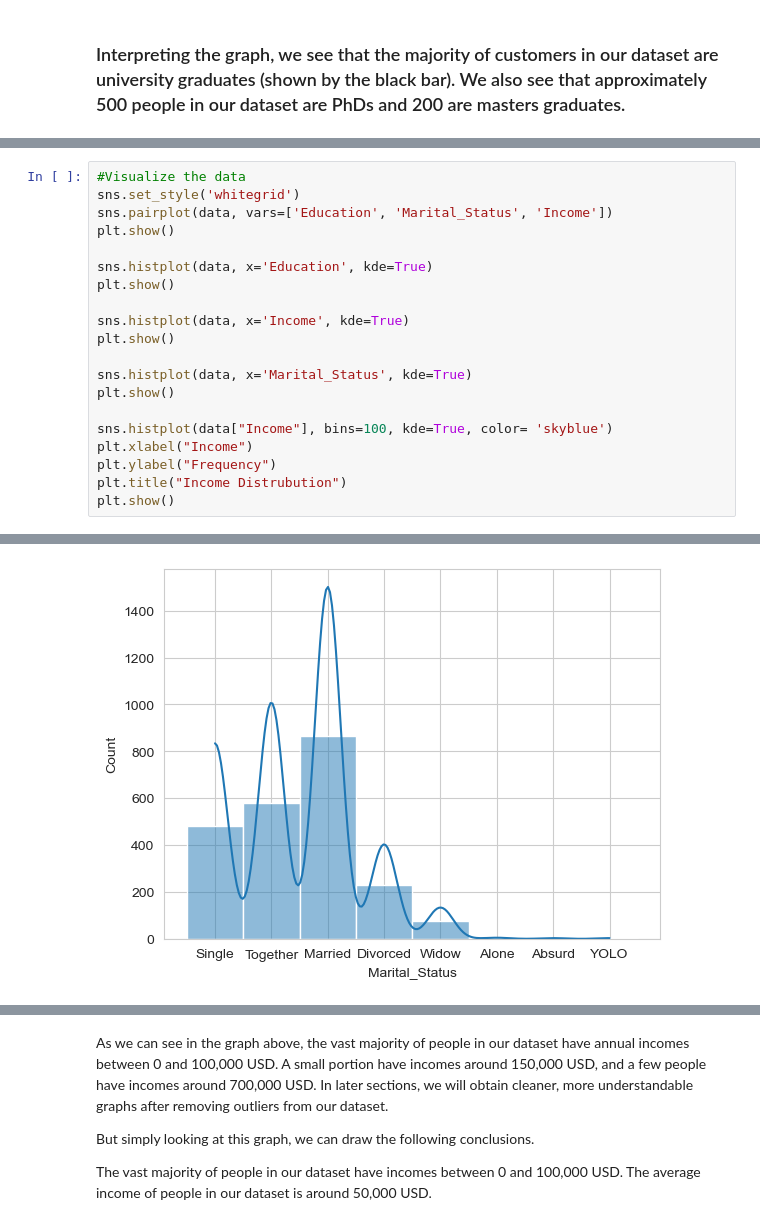
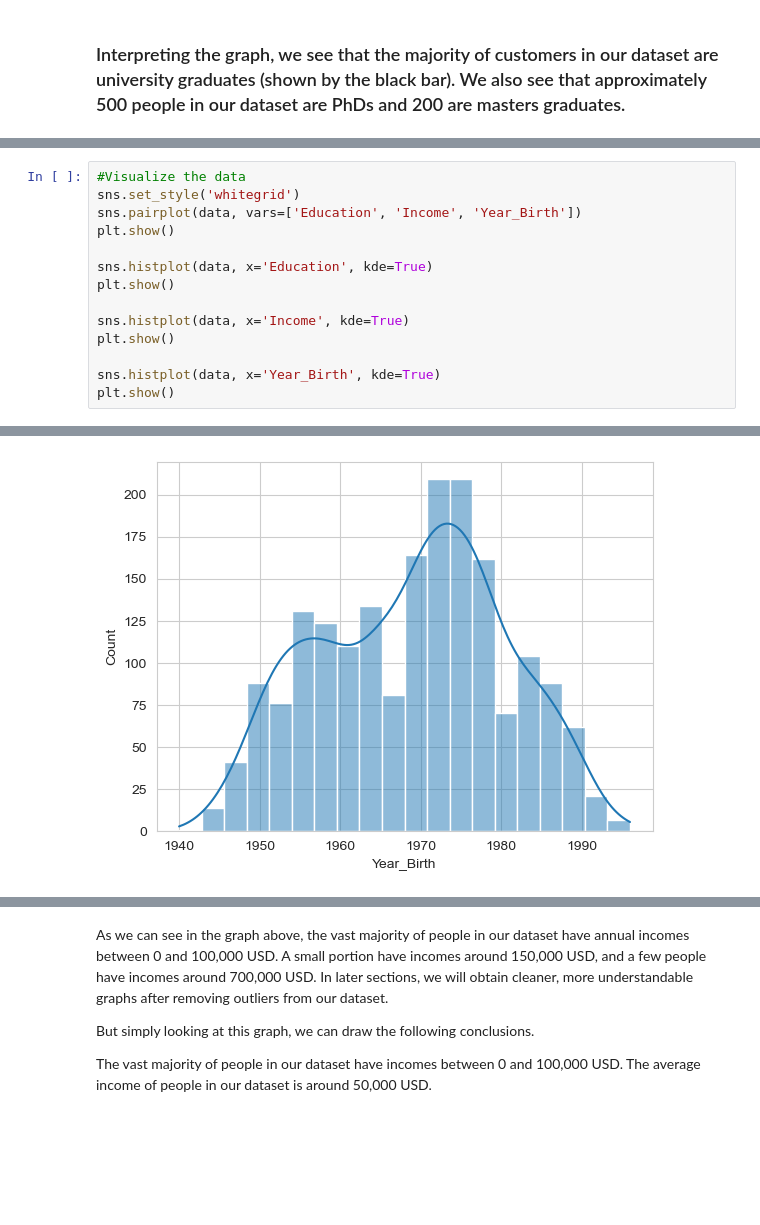
Before and after one commit to vkr93/Data-Science-and-Machine-Learning-INDE-577---Spring-2024-, a Jupyter notebook: Unsupervised Learning/1_K_means_Clustering/k_means_clustering.ipynb, the cells around one changed output, grey strips where cells are left out. Drawn from its saved outputs; the diff is of its cells as text; blank space fills up the shorter version.

```diff
--- a/Unsupervised Learning/1_K_means_Clustering/k_means_clustering.ipynb
+++ b/Unsupervised Learning/1_K_means_Clustering/k_means_clustering.ipynb
@@ -163,7 +162,7 @@ Name: count, dtype: int64
 # %%
 #Visualize the data
 sns.set_style('whitegrid')
-sns.pairplot(data, vars=['Education', 'Marital_Status', 'Income'])
+sns.pairplot(data, vars=['Education', 'Income', 'Year_Birth'])
 plt.show()
 
 sns.histplot(data, x='Education', kde=True)
@@ -172,12 +171,6 @@ plt.show()
 sns.histplot(data, x='Income', kde=True)
 plt.show()
 
-sns.histplot(data, x='Marital_Status', kde=True)
+sns.histplot(data, x='Year_Birth', kde=True)
 plt.show()
-
-sns.histplot(data["Income"], bins=100, kde=True, color= 'skyblue')
-plt.xlabel("Income")
-plt.ylabel("Frequency")
-plt.title("Income Distrubution")
-plt.show()
 # %% [output]
@@ -187 +180 @@ plt.show()
-[figure, old version]
+[figure, new version]
```
Also changed, not shown: parts of 24 cells of this notebook.
